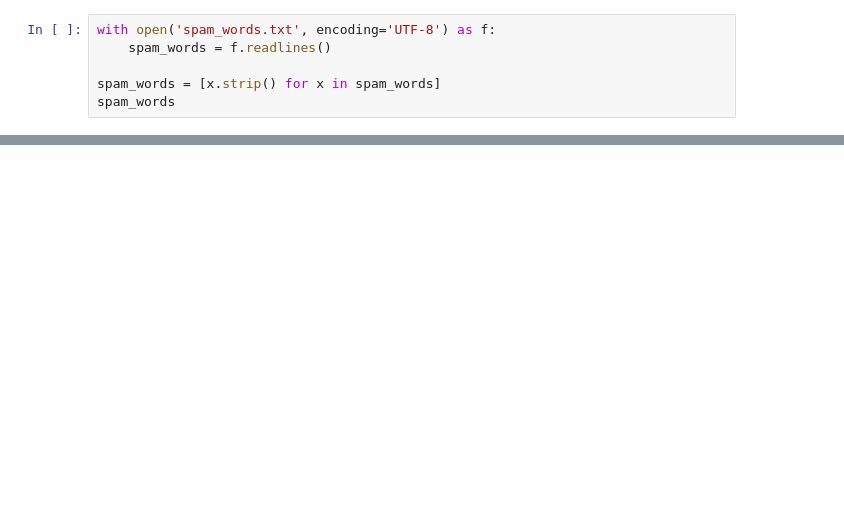
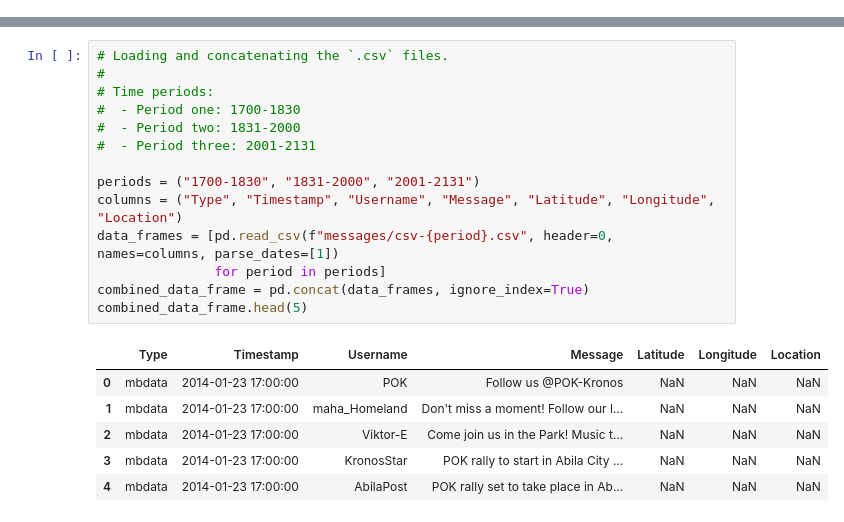
Before and after one commit to imatheussm/vast-2021-tweets, a Jupyter notebook: Vast Mini Challenge 03.ipynb, the cells around one changed output, grey strips where cells are left out. Saved outputs shown, nothing was run; the diff lists cells and outputs as text; blank space fills up the shorter version.

```diff
--- a/Vast Mini Challenge 03.ipynb
+++ b/Vast Mini Challenge 03.ipynb
@@ -150,6 +0,0 @@ The words were collected from the website https://outfunnel.com/spam-trigger-wor
-# %%
-with open('spam_words.txt', encoding='UTF-8') as f:
-    spam_words = f.readlines()
-
-spam_words = [x.strip() for x in spam_words]
-spam_words
@@ -231,0 +38,21 @@ oi & (background + posts_points + reports_points)
+# %%
+# Loading and concatenating the `.csv` files.
+#
+# Time periods:
+#  - Period one: 1700-1830
+#  - Period two: 1831-2000
+#  - Period three: 2001-2131
+
+periods = ("1700-1830", "1831-2000", "2001-2131")
+columns = ("Type", "Timestamp", "Username", "Message", "Latitude", "Longitude", "Location")
+data_frames = [pd.read_csv(f"messages/csv-{period}.csv", header=0, names=columns, parse_dates=[1])
+               for period in periods]
+combined_data_frame = pd.concat(data_frames, ignore_index=True)
+combined_data_frame.head(5)
+# %% [output]
+|  | Type | Timestamp | Username | Message | Latitude | Longitude | Location |
+| 0 | mbdata | 2014-01-23 17:00:00 | POK | Follow us @POK-Kronos | NaN | NaN | NaN |
+| 1 | mbdata | 2014-01-23 17:00:00 | maha_Homeland | Don't miss a moment! Follow our l... | NaN | NaN | NaN |
+| 2 | mbdata | 2014-01-23 17:00:00 | Viktor-E | Come join us in the Park! Music t... | NaN | NaN | NaN |
+| 3 | mbdata | 2014-01-23 17:00:00 | KronosStar | POK rally to start in Abila City ... | NaN | NaN | NaN |
+| 4 | mbdata | 2014-01-23 17:00:00 | AbilaPost | POK rally set to take place in Ab... | NaN | NaN | NaN |
```
Also changed, not shown: parts of 45 cells of this notebook, 11 other files.
